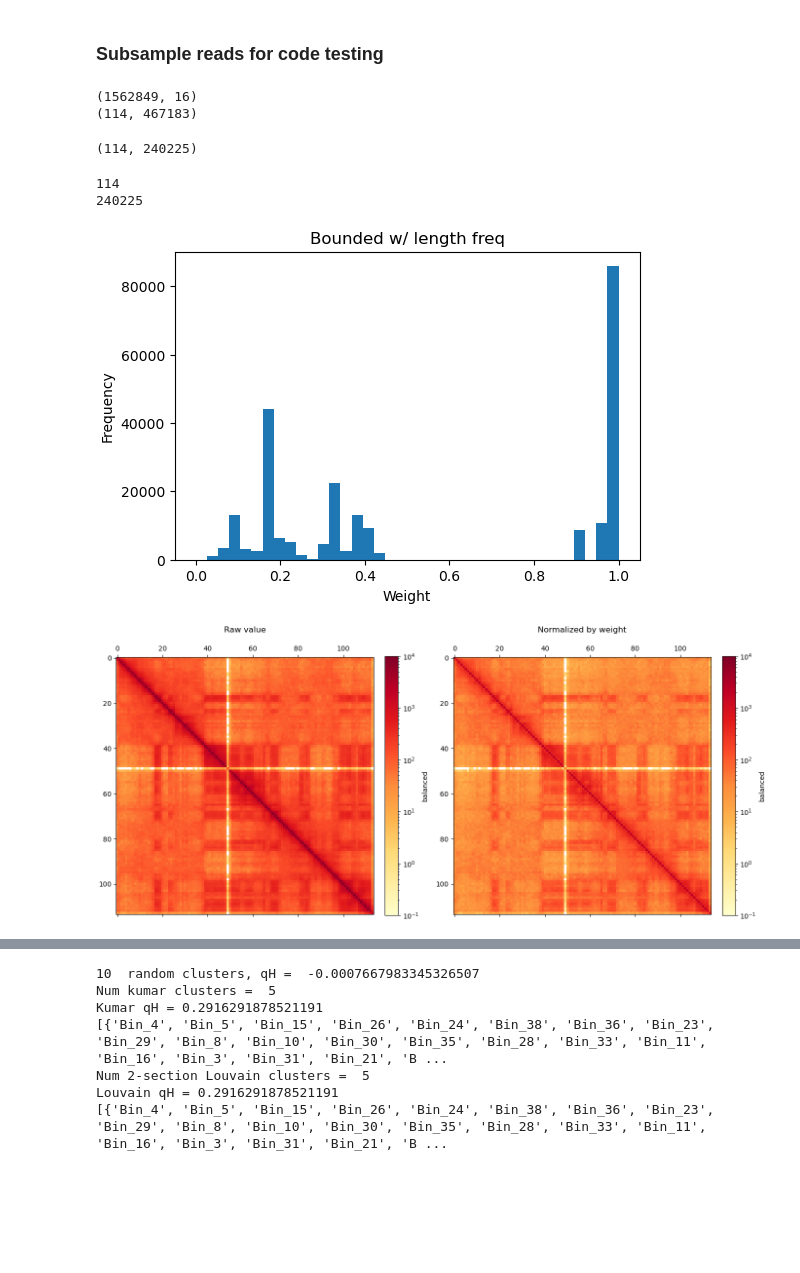
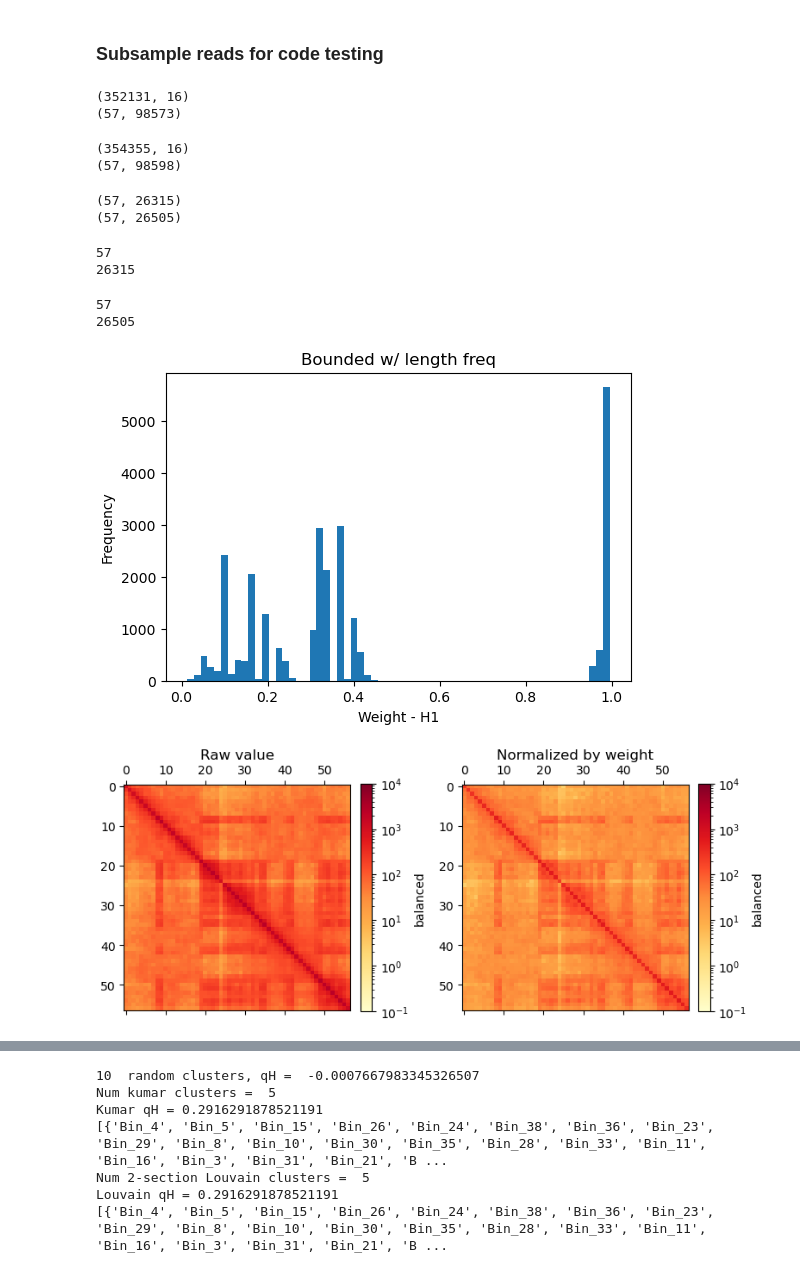
Before and after one commit to noush-joglekar/sporeC_prelim, a Jupyter notebook: scripts/jupyterNB/cluster_promethHypergraph_ch19.ipynb, the cells around one changed output, grey strips where cells are left out. Cells and saved outputs as stored; diff of their text form; code cells hidden in the pictures; blank space fills up the shorter version.

```diff
--- a/scripts/jupyterNB/cluster_promethHypergraph_ch19.ipynb
+++ b/scripts/jupyterNB/cluster_promethHypergraph_ch19.ipynb
@@ -127,7 +129,7 @@ global freqLenPerCard
 # %%
 ## Add bin ID
 chr19 = fullBed[fullBed['chr']=="chr19"]
-binSize = 5*10**5
+binSize = 10**6
 chrBins = [x for x in range(0,chromSizes['chr19']+binSize,binSize)]
 chr19_binned = pd.cut(chr19['start'],bins = chrBins, labels = ["Bin_"+str(i+1) for i in range(len(chrBins)-1)]).rename("binID")
 chr19_wBinID = chr19.merge(chr19_binned,left_index=True,right_index=True)
@@ -135,42 +137,65 @@ chr19_wBinID = chr19.merge(chr19_binned,left_index=True,right_index=True)
 ### Subsample reads for code testing
 # %%
 random.seed(123)
-randomReadIdx = random.sample(list(chr19_wBinID['ID']),5*10**5)
+randomReadIdx = random.sample(list(chr19_wBinID['ID']),10**5)
 subsetDF = chr19_wBinID[chr19_wBinID['ID'].isin(randomReadIdx)]
 print(subsetDF.shape)
 chr19IncDF = pd.pivot_table(data=subsetDF[['ID', 'binID']], index='binID', columns='ID', aggfunc=lambda x: 1, fill_value=0)
 print(chr19IncDF.shape)
 # %% [output]
-(1562849, 16)
-(114, 467183)
+(352131, 16)
+(57, 98573)
+# %%
+random.seed(234)
+randomReadIdx = random.sample(list(chr19_wBinID['ID']),10**5)
+subsetDF2 = chr19_wBinID[chr19_wBinID['ID'].isin(randomReadIdx)]
+print(subsetDF2.shape)
+chr19IncDF2 = pd.pivot_table(data=subsetDF2[['ID', 'binID']], index='binID', columns='ID', aggfunc=lambda x: 1, fill_value=0)
+print(chr19IncDF2.shape)
+# %% [output]
+(354355, 16)
+(57, 98598)
 # %%
 colSums_chr19IncDF = chr19IncDF.sum()
-intraChrom19 = chr19IncDF.loc[:, colSums_chr19IncDF >=2]
-intraChrom19.shape
+intraChrom19 = chr19IncDF.loc[:, colSums_chr19IncDF >2]
+print(intraChrom19.shape)
+
+colSums_chr19IncDF2 = chr19IncDF2.sum()
+intraChrom192 = chr19IncDF2.loc[:, colSums_chr19IncDF2 >2]
+print(intraChrom192.shape)
 # %% [output]
-(114, 240225)
+(57, 26315)
+(57, 26505)
 # %%
 ic19_full = hnx.Hypergraph.from_incidence_dataframe(intraChrom19)
 weights = pd.Series([bounded_lengthFreq(list(intraChrom19[c])) for c in intraChrom19.columns], index=intraChrom19.columns)
 print(ic19_full.number_of_nodes())
 print(ic19_full.number_of_edges())
 # %% [output]
-114
-240225
+57
+26315
+# %%
+ic19_full2 = hnx.Hypergraph.from_incidence_dataframe(intraChrom192)
+weights2 = pd.Series([bounded_lengthFreq(list(intraChrom192[c])) for c in intraChrom192.columns], index=intraChrom192.columns)
+print(ic19_full2.number_of_nodes())
+print(ic19_full2.number_of_edges())
+# %% [output]
+57
+26505
 # %%
 # Generate a histogram
 plt.figure(figsize=(6,4))
 plt.hist(weights, bins='auto')
 
 # Add labels and title
-plt.xlabel('Weight')
+plt.xlabel('Weight - H1')
 plt.ylabel('Frequency')
 plt.title('Bounded w/ length freq')
 
 # Display the histogram
 plt.show()
 # %% [output]
-[figure, old version]
+[figure, new version]
 # %%
 chrom19_hiC = makeHiC_fromInc(intraChrom19)
 chrom19_normHiC = makeNorm_HiC_fromInc(intraChrom19,weights)
@@ -177,29 +205,29 @@ chrom19_normHiC = makeNorm_HiC_fromInc(intraChrom19,weights)
 # %%
 from matplotlib.colors import LogNorm
 
 f, axs = plt.subplots(
-    figsize=(14,7),
+    figsize=(8,4),
     ncols=2, nrows = 1)
 
 ax = axs[0]
 im = ax.matshow(
     chrom19_hiC,
     cmap='YlOrRd',
     norm = LogNorm(vmax=10**4, vmin = 0.1)
 )
 ax.set_title("Raw value", y=1.08)
 plt.colorbar(im, ax=ax ,fraction=0.046, pad=0.04, label='balanced');
 
 ax = axs[1]
 im = ax.matshow(
     chrom19_normHiC,
     cmap='YlOrRd',
     norm = LogNorm(vmax=10**4,vmin = 0.1)
 )
 ax.set_title("Normalized by weight", y=1.08)
 plt.colorbar(im, ax=ax ,fraction=0.046, pad=0.04, label='balanced');
 
 plt.tight_layout()
 plt.show()
 # %% [output]
-[figure, old version]
+[figure, new version]
```
Also changed, not shown: parts of 9 cells of this notebook, 1 other file.
